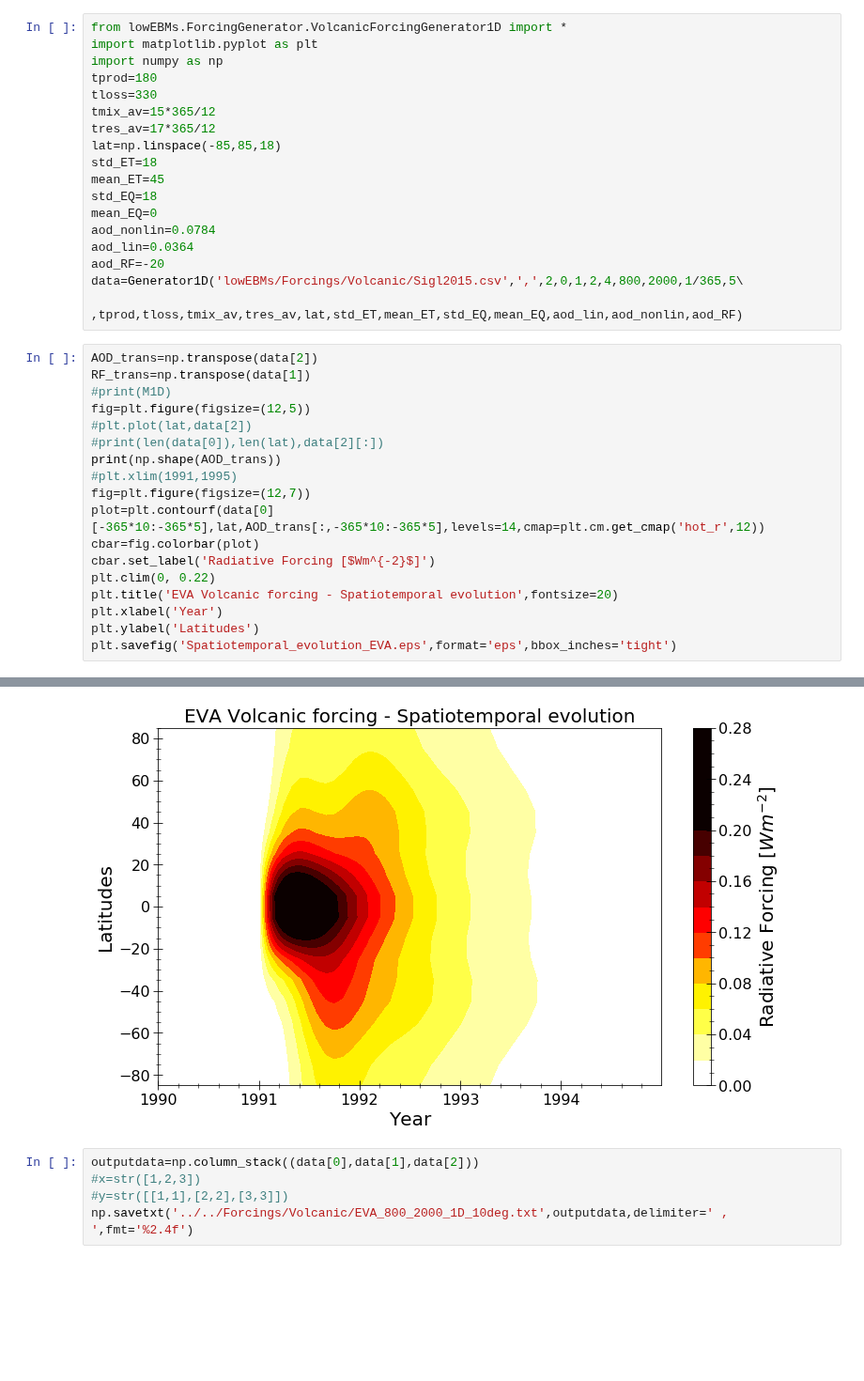
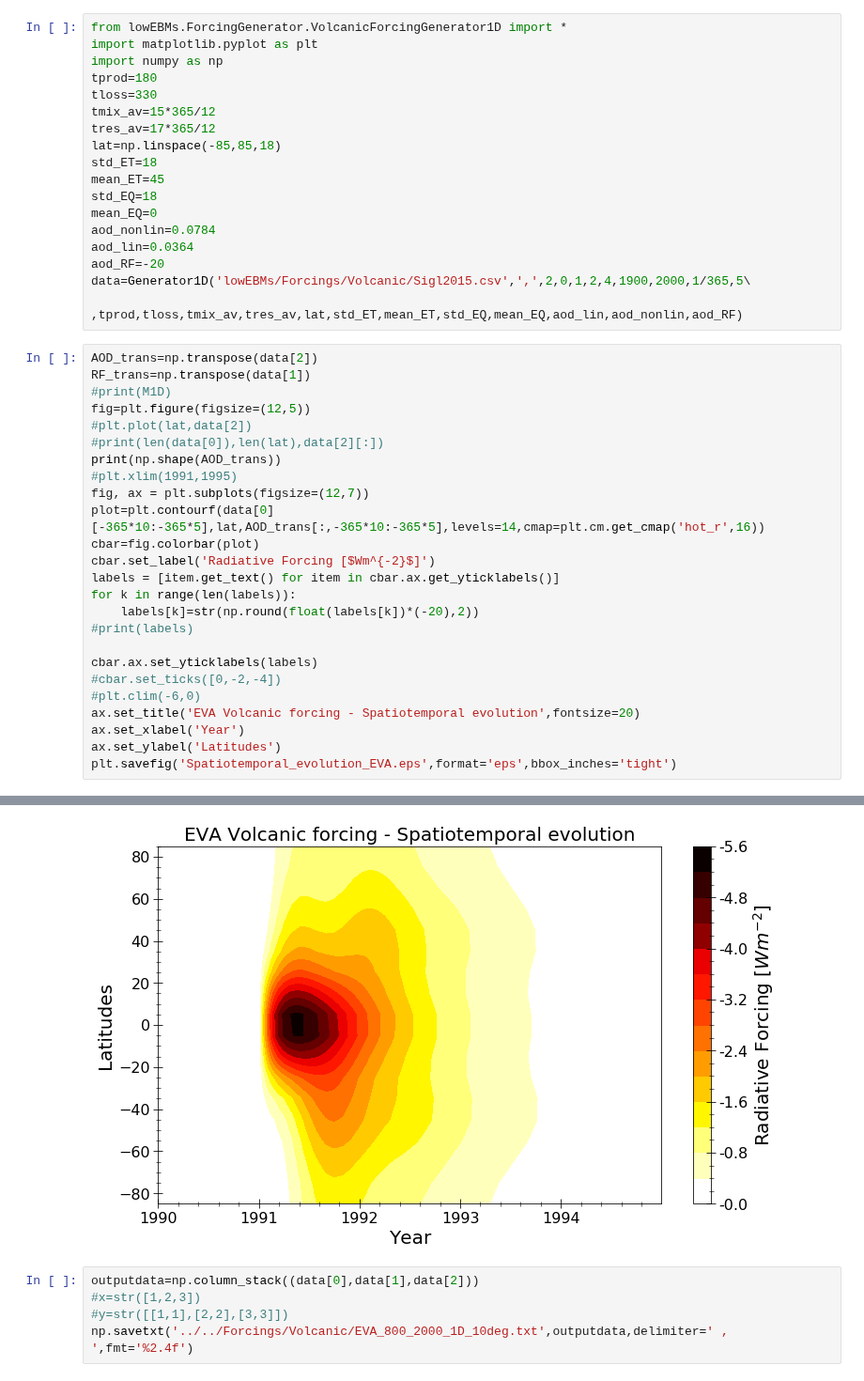
Before and after one commit to BenniSchmiedel/Low-dimensional-EBMs, a Jupyter notebook: Development_tests_forcing.ipynb, the cells around one changed output, grey strips where cells are left out. Shown at 94% size. Drawn from its saved outputs; the diff is of its cells as text; blank space fills up the shorter version.

```diff
--- a/Development_tests_forcing.ipynb
+++ b/Development_tests_forcing.ipynb
@@ -25,7 +25,7 @@ mean_EQ=0
 aod_nonlin=0.0784
 aod_lin=0.0364
 aod_RF=-20
-data=Generator1D('lowEBMs/Forcings/Volcanic/Sigl2015.csv',',',2,0,1,2,4,800,2000,1/365,5\
+data=Generator1D('lowEBMs/Forcings/Volcanic/Sigl2015.csv',',',2,0,1,2,4,1900,2000,1/365,5\
                  ,tprod,tloss,tmix_av,tres_av,lat,std_ET,mean_ET,std_EQ,mean_EQ,aod_lin,aod_nonlin,aod_RF)
 # %%
 AOD_trans=np.transpose(data[2])
@@ -36,13 +36,20 @@ fig=plt.figure(figsize=(12,5))
 #print(len(data[0]),len(lat),data[2][:])
 print(np.shape(AOD_trans))
 #plt.xlim(1991,1995)
-fig=plt.figure(figsize=(12,7))
-plot=plt.contourf(data[0][-365*10:-365*5],lat,AOD_trans[:,-365*10:-365*5],levels=14,cmap=plt.cm.get_cmap('hot_r',12))
+fig, ax = plt.subplots(figsize=(12,7))
+plot=plt.contourf(data[0][-365*10:-365*5],lat,AOD_trans[:,-365*10:-365*5],levels=14,cmap=plt.cm.get_cmap('hot_r',16))
 cbar=fig.colorbar(plot)
 cbar.set_label('Radiative Forcing [$Wm^{-2}$]')
-plt.clim(0, 0.22)
-plt.title('EVA Volcanic forcing - Spatiotemporal evolution',fontsize=20)
-plt.xlabel('Year')
-plt.ylabel('Latitudes')
+labels = [item.get_text() for item in cbar.ax.get_yticklabels()]
+for k in range(len(labels)):
+    labels[k]=str(np.round(float(labels[k])*(-20),2))
+#print(labels)
+
+cbar.ax.set_yticklabels(labels)
+#cbar.set_ticks([0,-2,-4])
+#plt.clim(-6,0)
+ax.set_title('EVA Volcanic forcing - Spatiotemporal evolution',fontsize=20)
+ax.set_xlabel('Year')
+ax.set_ylabel('Latitudes')
 plt.savefig('Spatiotemporal_evolution_EVA.eps',format='eps',bbox_inches='tight')
 # %% [output]
@@ -50,5 +57,5 @@ plt.savefig('Spatiotemporal_evolution_EVA.eps',format='eps',bbox_inches='tight')
 <Figure size 864x360 with 0 Axes>
-[figure, old version]
+[figure, new version]
 # %%
 outputdata=np.column_stack((data[0],data[1],data[2]))
 #x=str([1,2,3])
```
Also changed, not shown: parts of 2 cells of this notebook, 11 other files.
